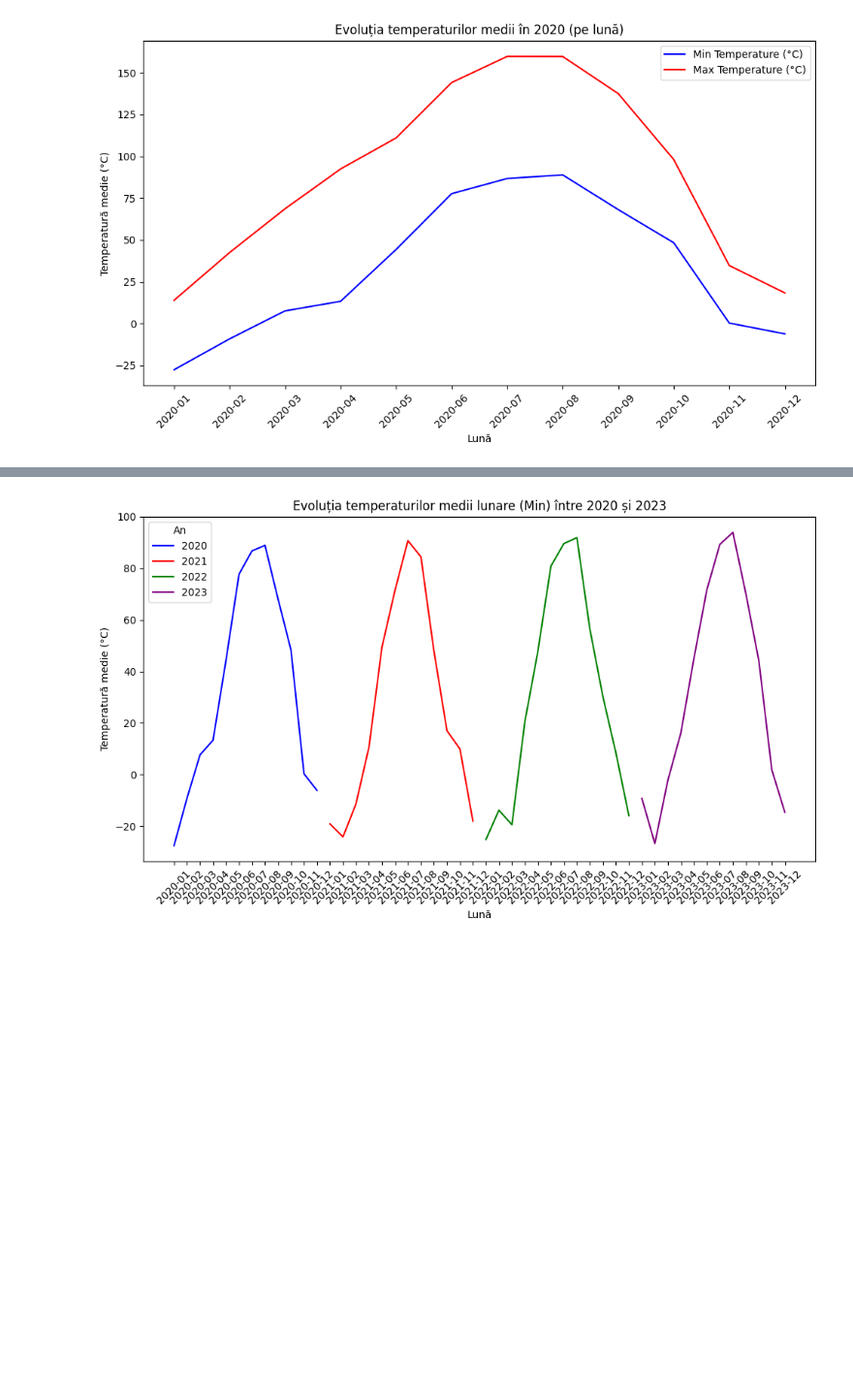
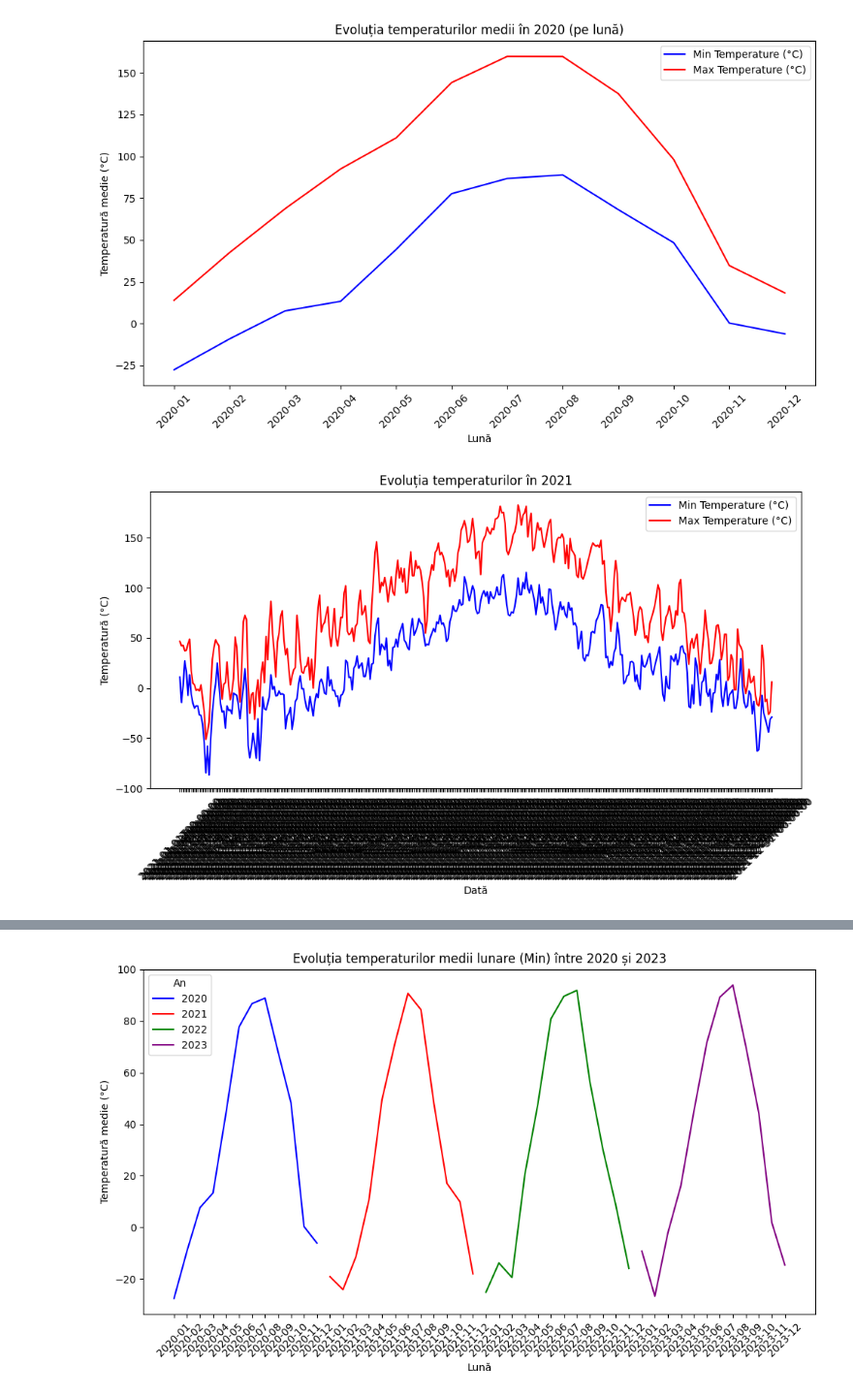
Before and after one commit to IonutCiprian/BDA, a Jupyter notebook: National_Centers_for_Environmental_Information.ipynb, the cells around one changed output, grey strips where cells are left out. Shown at 97% size. Drawn from its saved outputs; the diff is of its cells as text; code cells hidden in the pictures; blank space fills up the shorter version.

```diff
--- a/National_Centers_for_Environmental_Information.ipynb
+++ b/National_Centers_for_Environmental_Information.ipynb
@@ -237,3 +237,30 @@ plt.tight_layout()
 plt.show()
 # %% [output]
 [figure]
+# %%
+# Filtrăm datele pentru anul 2021
+df_2021 = df[df['Date'].str.startswith('2021')]
+
+# Setăm dimensiunile graficului
+plt.figure(figsize=(10, 6))
+
+# Adăugăm datele pentru temperaturile minime și maxime în grafic
+plt.plot(df_2021['Date'], df_2021['Min Temperature (C)'], label='Min Temperature (°C)', color='blue')
+plt.plot(df_2021['Date'], df_2021['Max Temperature (C)'], label='Max Temperature (°C)', color='red')
+
+# Adăugăm titlul și etichetele axelor
+plt.title('Evoluția temperaturilor în 2021')
+plt.xlabel('Dată')
+plt.ylabel('Temperatură (°C)')
+
+# Rotim etichetele axei x pentru a le face mai ușor de citit
+plt.xticks(rotation=45)
+
+# Adăugăm o legendă pentru a indica culorile
+plt.legend()
+
+# Afișăm graficul
+plt.tight_layout()
+plt.show()
+# %% [output]
+[figure, added]
```
Also changed, not shown: parts of 3 cells of this notebook.
